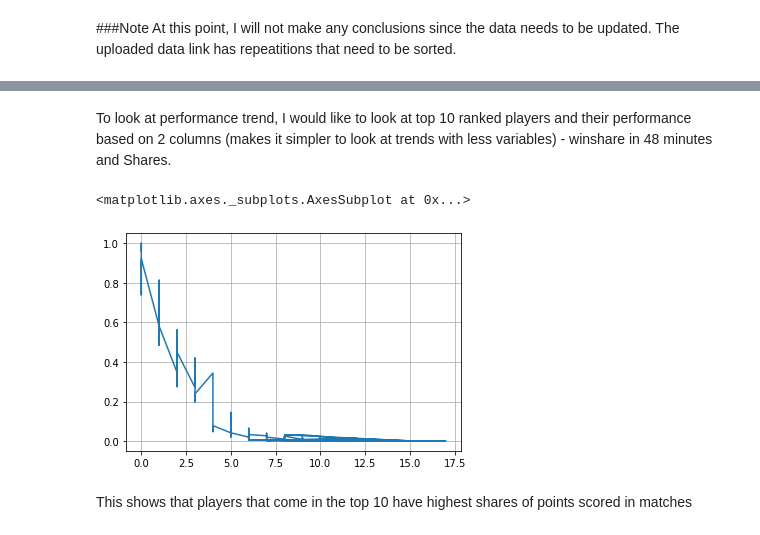
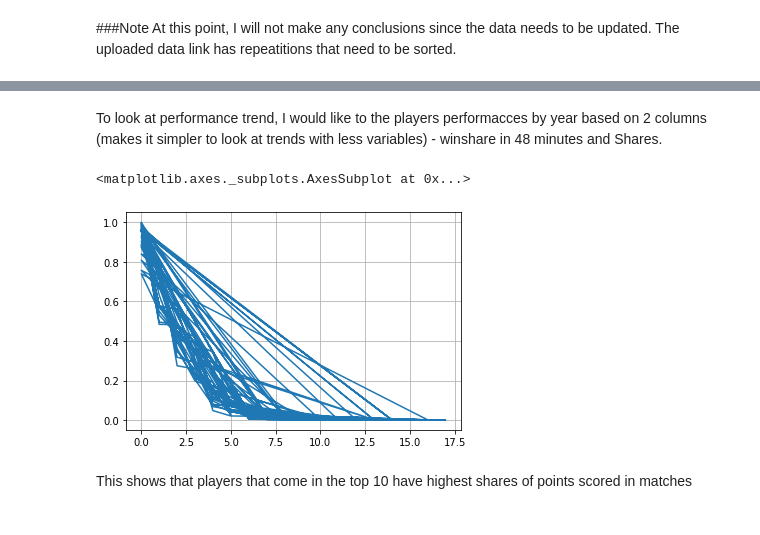
Before and after one commit to JaySanthanam/Programming-for-data, a Jupyter notebook: Projects/NBA.ipynb, the cells around one changed output, grey strips where cells are left out. Cells and saved outputs as stored; diff of their text form; code cells hidden in the pictures.

```diff
--- a/Projects/NBA.ipynb
+++ b/Projects/NBA.ipynb
@@ -61,7 +61,7 @@ Task 1: Using a for loop get data for each year from 1991 to 2021 and save them
 import pandas as pd # we need pandas to work with dataframes
 
 def get_dataframe(url):  # function to read csv files from url
-  df  = pd.read_csv(url)
+  df  = pd.read_csv(url,index_col=False)
   return df
 
 #Using a for loop read all the csv files and save the dataframes in one dictionary
@@ -155,0 +158,11 @@ At this point, I will not make any conclusions since the data needs to be update
+# %%
+#MVP dataframes concatatnated together with just relavant columns only
+MVP_df = df[1991]
+MVP_df["Year"] = 1991
+for i in range(1992,2022):
+  df_add = df[i]
+  df_add["Year"] =i
+  MVP_df = pd.concat([MVP_df,df_add])
+
+print(MVP_df.head())
+print(MVP_df.tail())
@@ -155,0 +188,5 @@ At this point, I will not make any conclusions since the data needs to be update
+# %%
+MVP_df_v2 = MVP_df.drop(columns=["Unnamed: 0","Rank","Age","Tm","First","Pts Won","Pts Max","G","MP","PTS","TRB","AST","STL","BLK","FG%","3P%","FT%","WS"])
+#MVP_df_v2 = MVP_df_v2.drop(columns=1)
+print(MVP_df_v2.head())
+print(MVP_df_v2.tail())
@@ -156,15 +206,15 @@ At this point, I will not make any conclusions since the data needs to be update
 # %% [markdown]
-To look at performance trend, I would like to look at top 10 ranked players and their performance based on 2 columns (makes it simpler to look at trends with less variables) - winshare in 48 minutes and Shares.
+To look at performance trend, I would like to the players performacces by year based on 2 columns (makes it simpler to look at trends with less variables) - winshare in 48 minutes and Shares.
 # %%
 # I want to have some visulaisations tools. So let's install some packages
 
 import matplotlib
 import numpy as np
-rank_df = new_df.sort_values(by=['Rank'])
+rank_df = MVP_df_v2.sort_values(by=['Year'])
 rank_df['Share'].plot(grid = True)
 # %% [output]
 <matplotlib.axes._subplots.AxesSubplot at 0x...>
-[figure, old version]
+[figure, new version]
 # %% [markdown]
 This shows that players that come in the top 10 have highest shares of points scored in matches
 # %%
```
Also changed, not shown: parts of 6 cells of this notebook.
